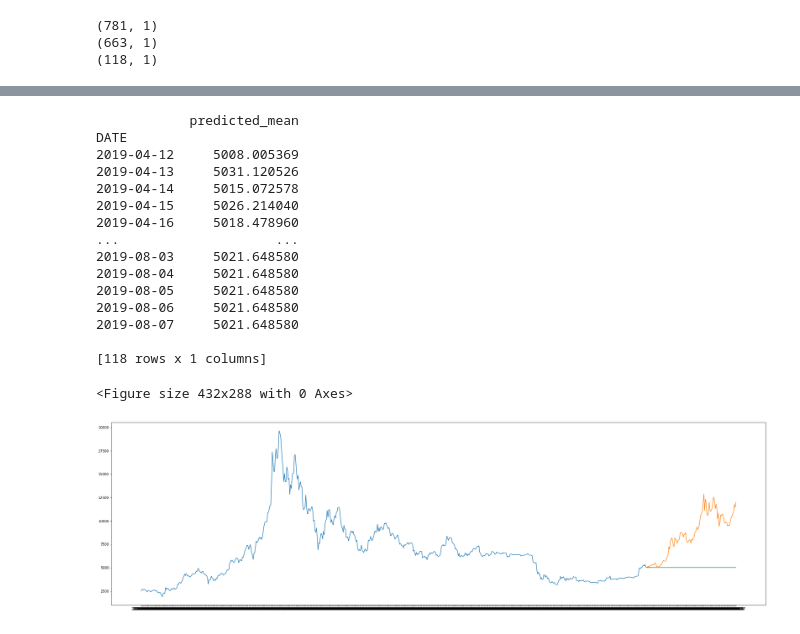
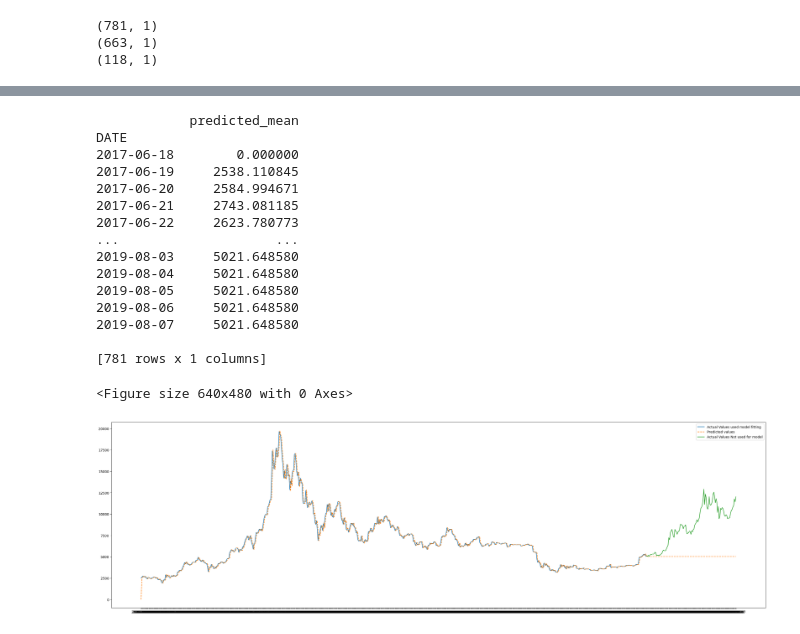
Before and after one commit to abhinav-exp/Forecasting-CryptoCurrency-Prices, a Jupyter notebook: ARIMA.ipynb, the cells around one changed output, grey strips where cells are left out. Saved outputs shown, nothing was run; the diff lists cells and outputs as text; code cells hidden in the pictures.

```diff
--- a/ARIMA.ipynb
+++ b/ARIMA.ipynb
@@ -74,17 +74,17 @@ Covariance Type:                  opg
 Warnings:
 [1] Covariance matrix calculated using the outer product of gradients (complex-step).
 # %%
-forecast = model_fit.forecast(len(testing_data))
-forecast = pd.DataFrame(forecast, index = testing_data.index)
+forecast = model_fit.predict(0, len(data1), dynamic=False)
+forecast = pd.DataFrame(forecast, index = data1.index)
 print(forecast)
 # %% [output]
             predicted_mean
 DATE
-2019-04-12     5008.005369
-2019-04-13     5031.120526
-2019-04-14     5015.072578
-2019-04-15     5026.214040
-2019-04-16     5018.478960
+2017-06-18        0.000000
+2017-06-19     2538.110845
+2017-06-20     2584.994671
+2017-06-21     2743.081185
+2017-06-22     2623.780773
 ...                    ...
 2019-08-03     5021.648580
 2019-08-04     5021.648580
@@ -92,15 +92,17 @@ DATE
 2019-08-06     5021.648580
 2019-08-07     5021.648580
 
-[118 rows x 1 columns]
+[781 rows x 1 columns]
 # %%
 pyplot.figure()
 pyplot.figure(figsize=(35, 10))
 pyplot.plot(training_data, label='Train')
+pyplot.plot(forecast, label='Prediction', linestyle = '--')
 pyplot.plot(testing_data, label='Valid')
-pyplot.plot(forecast, label='Prediction')
+pyplot.legend(["Actual Values used model fitting", "Predicted values", "Actual Values Not used for model"])
+
 pyplot.show()
 # %% [output]
-<Figure size 432x288 with 0 Axes>
+<Figure size 640x480 with 0 Axes>
-[figure, old version]
+[figure, new version]
 # %%
```
Also changed, not shown: parts of 3 cells of this notebook.
